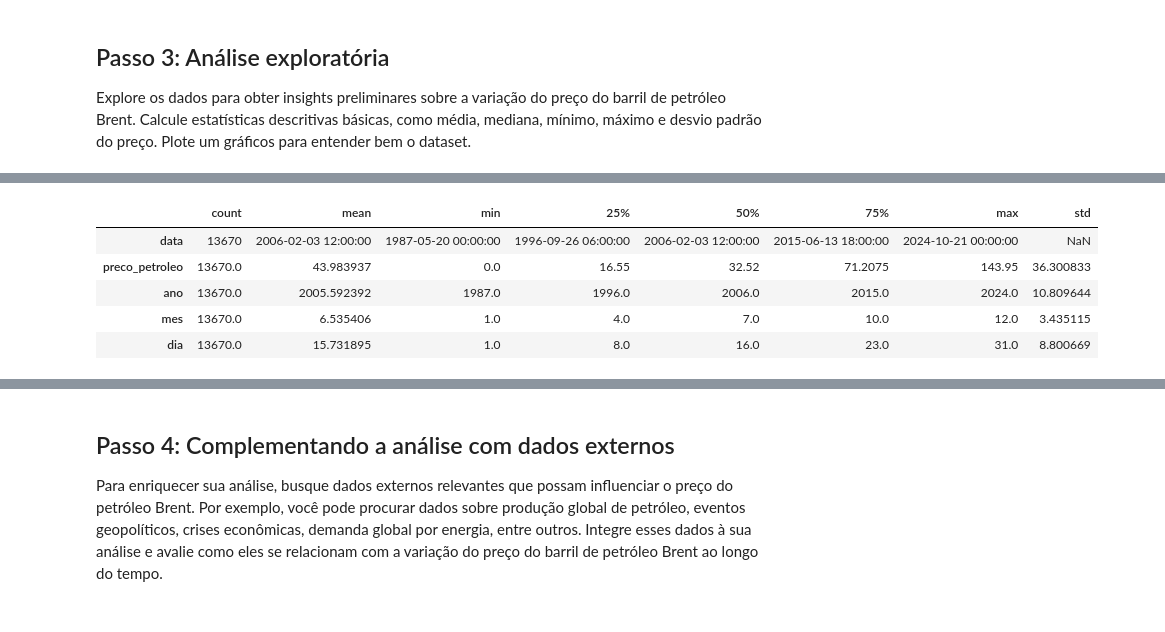
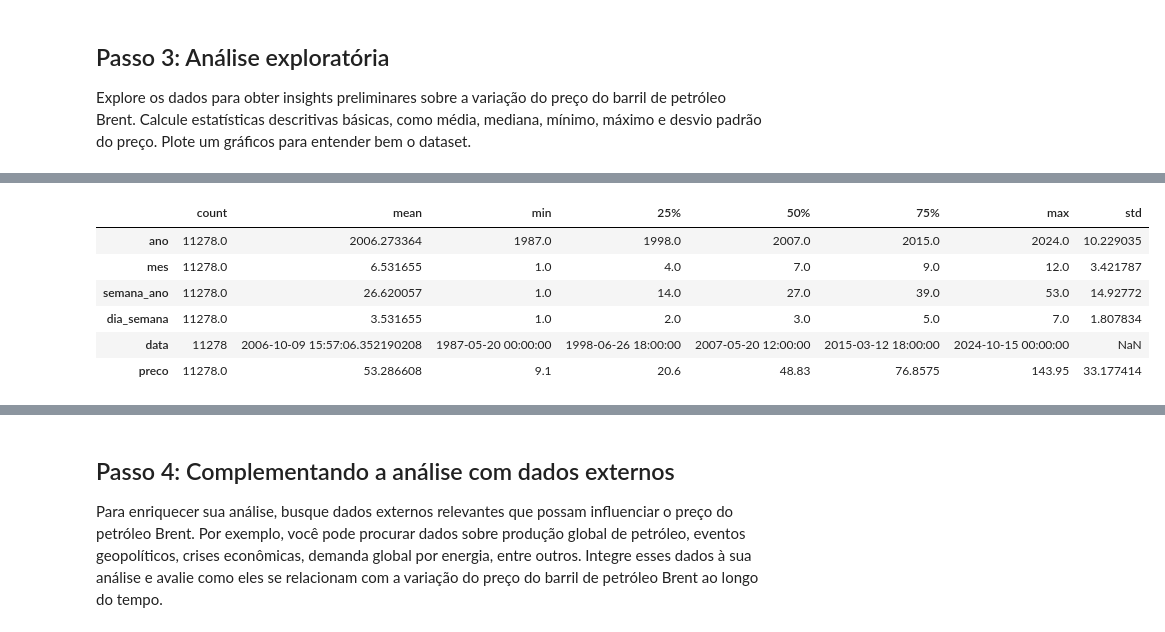
Before and after one commit to Tamireees/Tech_Challenge_fase04, a Jupyter notebook: Desafio - Análise de Negócios.ipynb, the cells around one changed output, grey strips where cells are left out. Cells and saved outputs as stored; diff of their text form; code cells hidden in the pictures.

```diff
--- a/Desafio - Análise de Negócios.ipynb
+++ b/Desafio - Análise de Negócios.ipynb
@@ -89,7 +91,0 @@ dados['preco_petroleo'] = dados['preco_petroleo'].astype(float)
-# %%
-
-dados['data'] = pd.to_datetime(dados['data'] )
-# %%
-dados['ano'] = dados['data'].dt.year
-dados['mes'] = dados['data'].dt.month
-dados['dia'] = dados['data'].dt.day
@@ -110,0 +92,4 @@ memory usage: 373.9 KB
+# %%
+
+# criando um df para fazer alteraçoes
+dados_petroleo = dados.copy()
@@ -111 +114,24 @@ memory usage: 373.9 KB
+# %%
+dias_da_semana = {
+    0: 'segunda-feira',
+    1: 'terça-feira',
+    2: 'quarta-feira',
+    3: 'quinta-feira',
+    4: 'sexta-feira',
+    5: 'sábado',
+    6: 'domingo'
+}
+
+# criando colunas necessarias para a analise
+dados_petroleo = dados_petroleo.assign(
+                                    semana_ano = dados_petroleo.data.dt.isocalendar().week,
+                                    dia_semana = dados_petroleo.data.dt.isocalendar().day,
+                                    nome_dia = dados_petroleo.data.dt.isocalendar().day.apply(lambda x: dias_da_semana.get(x)),
+                                    ano = dados_petroleo.data.dt.isocalendar().year,
+                                    mes = dados_petroleo.data.dt.month,
+                                    nome_mes = dados_petroleo.data.dt.strftime('%B')
+                                        )
+
+# reordenando as colunas
+dados_petroleo = dados_petroleo[['ano', 'mes', 'nome_mes', 'semana_ano', 'dia_semana', 'nome_dia', 'data', 'preco']]
 # %% [markdown]
@@ -125,9 +186,10 @@ dados.head()
 # %%
-dados.describe().T
+dados_petroleo.describe().T
 # %% [output]
 |  | count | mean | min | 25% | 50% | 75% | max | std |
-| data | 13670 | 2006-02-03 12:00:00 | 1987-05-20 00:00:00 | 1996-09-26 06:00:00 | 2006-02-03 12:00:00 | 2015-06-13 18:00:00 | 2024-10-21 00:00:00 | NaN |
-| preco_petroleo | 13670.0 | 43.983937 | 0.0 | 16.55 | 32.52 | 71.2075 | 143.95 | 36.300833 |
-| ano | 13670.0 | 2005.592392 | 1987.0 | 1996.0 | 2006.0 | 2015.0 | 2024.0 | 10.809644 |
-| mes | 13670.0 | 6.535406 | 1.0 | 4.0 | 7.0 | 10.0 | 12.0 | 3.435115 |
-| dia | 13670.0 | 15.731895 | 1.0 | 8.0 | 16.0 | 23.0 | 31.0 | 8.800669 |
+| ano | 11278.0 | 2006.273364 | 1987.0 | 1998.0 | 2007.0 | 2015.0 | 2024.0 | 10.229035 |
+| mes | 11278.0 | 6.531655 | 1.0 | 4.0 | 7.0 | 9.0 | 12.0 | 3.421787 |
+| semana_ano | 11278.0 | 26.620057 | 1.0 | 14.0 | 27.0 | 39.0 | 53.0 | 14.92772 |
+| dia_semana | 11278.0 | 3.531655 | 1.0 | 2.0 | 3.0 | 5.0 | 7.0 | 1.807834 |
+| data | 11278 | 2006-10-09 15:57:06.352190208 | 1987-05-20 00:00:00 | 1998-06-26 18:00:00 | 2007-05-20 12:00:00 | 2015-03-12 18:00:00 | 2024-10-15 00:00:00 | NaN |
+| preco | 11278.0 | 53.286608 | 9.1 | 20.6 | 48.83 | 76.8575 | 143.95 | 33.177414 |
```
Also changed, not shown: parts of 69 cells of this notebook.
